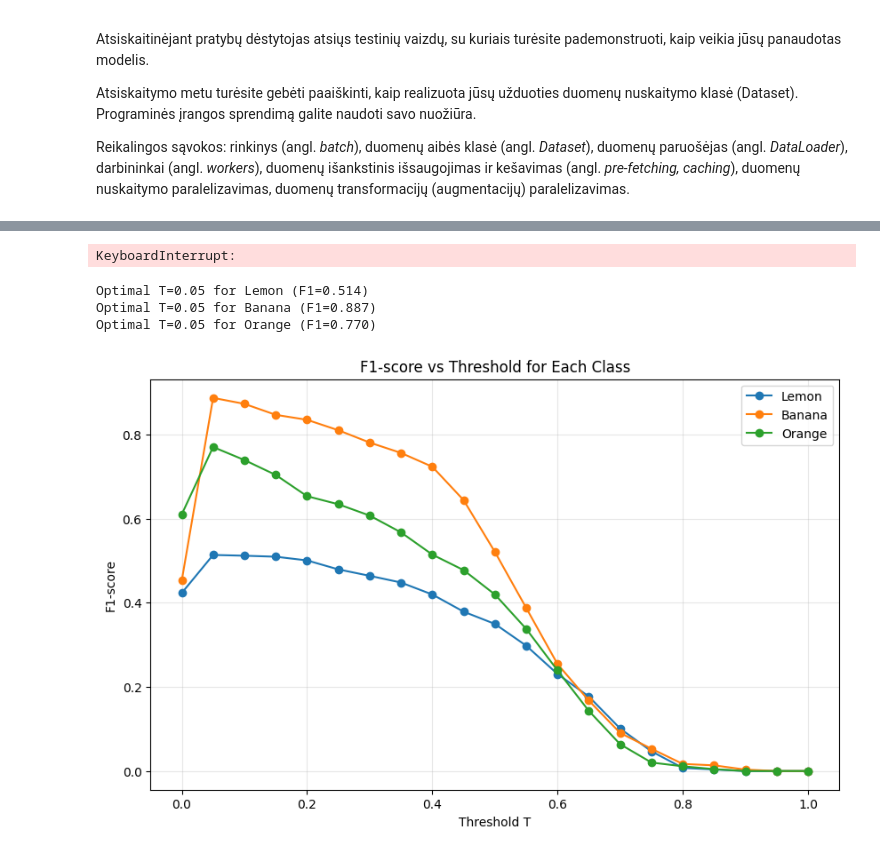
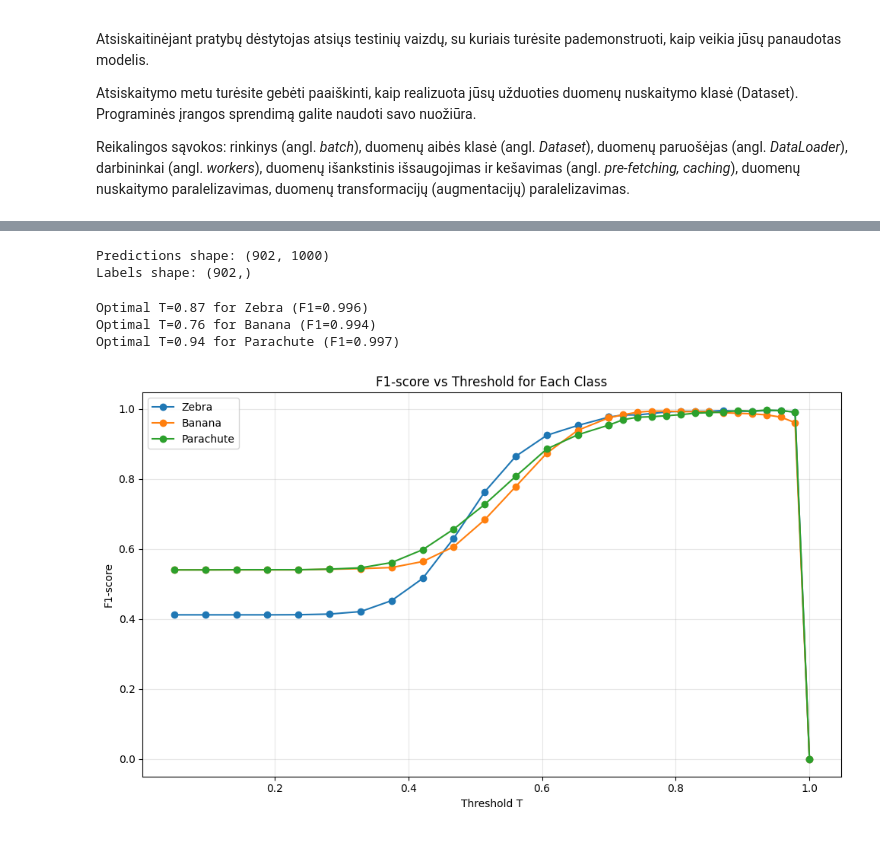
Before and after one commit to user5427/deep-learning, a Jupyter notebook: labs/lab1/lab.ipynb, the cells around one changed output, grey strips where cells are left out. Cells and saved outputs as stored; diff of their text form; code cells hidden in the pictures.

```diff
--- a/labs/lab1/lab.ipynb
+++ b/labs/lab1/lab.ipynb
@@ -106,18 +90,18 @@ import glob
 data_dir = "./project/data/"
 
 # TODO - increase in production
-number_of_samples = 1000
-classes = ["Lemon", "Banana", "Orange"]
-mappings = [951, 954, 950]
+number_of_samples = 334
+classes = ["Zebra", "Banana", "Parachute"]
+mappings = [340, 954, 701]
 
 if not os.path.exists(data_dir):
     os.makedirs(data_dir)
 
 print("Downloading data...")
-# download_dataset(
-#     data_dir,
-#     classes,
-#     limit=number_of_samples,
-# )
+download_dataset(
+    data_dir,
+    classes,
+    limit=number_of_samples,
+)
 # %% [output]
 Downloading data...
@@ -184,7 +162,7 @@ dataloader = DataLoader(dataset,
                         pin_memory=True,
                         prefetch_factor=2)
 # %%
-model = models.efficientnet_b4(pretrained=True)
+model = models.convnext_large(pretrained=True)
 model.eval()
 
 device = torch.device("cuda" if torch.cuda.is_available() else "cpu")
@@ -196,14 +174,15 @@ with torch.no_grad():
     for images, labels in dataloader:
         images = images.to(device)
         outputs = model(images)
-        probs = torch.nn.functional.softmax(outputs, dim=1)
+        probs = torch.nn.functional.sigmoid(outputs)
         all_predictions.append(probs.cpu().numpy())
         all_labels.append(labels.numpy())
 
 print("Predictions shape:", np.concatenate(all_predictions).shape)
 print("Labels shape:", np.concatenate(all_labels).shape)
 # %% [output]
-KeyboardInterrupt:
+Predictions shape: (902, 1000)
+Labels shape: (902,)
 # %%
 
 def classify_with_threshold(predictions, true_labels, class_idx: int, threshold=0.5):
@@ -235,7 +214,10 @@ def classify_with_threshold(predictions, true_labels, class_idx: int, threshold=
 
 all_predictions_concat = np.concatenate(all_predictions)
 all_labels_concat = np.concatenate(all_labels)
-T_list = np.linspace(0, 1, 21)
+T_list = np.concatenate([
+    np.linspace(0.05, 0.7, 15),
+    np.linspace(0.7, 1, 15),
+])
 results = {class_name: [] for class_name in classes}
 
 for j in range(3):
@@ -252,23 +234,24 @@ for j in range(3):
     idx = np.argmax(results[classes[j]])
     print(f"Optimal T={T_list[idx]:.2f} for {classes[j]} (F1={results[classes[j]][idx]:.3f})")
 # %% [output]
-Optimal T=0.05 for Lemon (F1=0.514)
-Optimal T=0.05 for Banana (F1=0.887)
-Optimal T=0.05 for Orange (F1=0.770)
+Optimal T=0.87 for Zebra (F1=0.996)
+Optimal T=0.76 for Banana (F1=0.994)
+Optimal T=0.94 for Parachute (F1=0.997)
 # %%
 plt.figure(figsize=(10, 6))
 
 for class_name in classes:
     plt.plot(T_list, results[class_name], marker='o', label=class_name)
 
 plt.xlabel("Threshold T")
 plt.ylabel("F1-score")
 plt.title("F1-score vs Threshold for Each Class")
 plt.legend()
 plt.grid(True, alpha=0.3)
+plt.tight_layout()
 plt.show()
 # %% [output]
-[figure, old version]
+[figure, new version]
 # %%
 
 print(all_labels_concat[:10])
```
Also changed, not shown: parts of 5 cells of this notebook.
